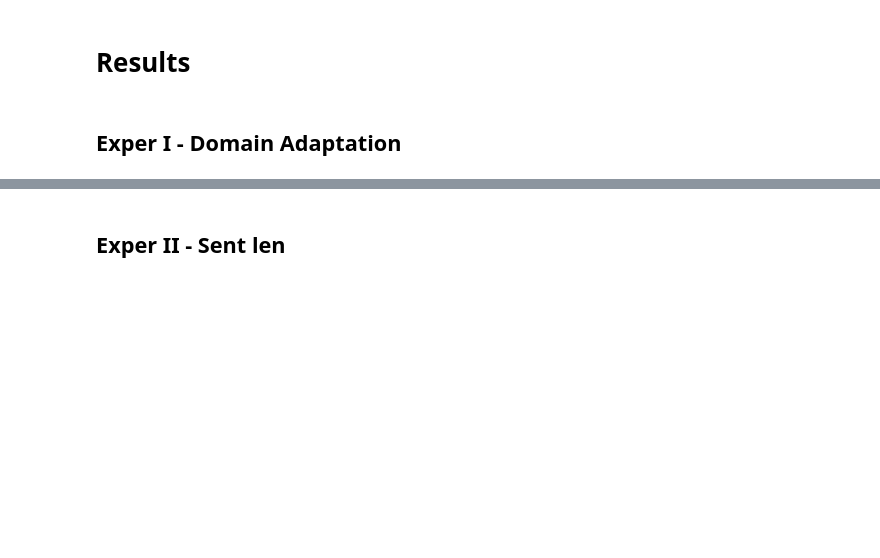
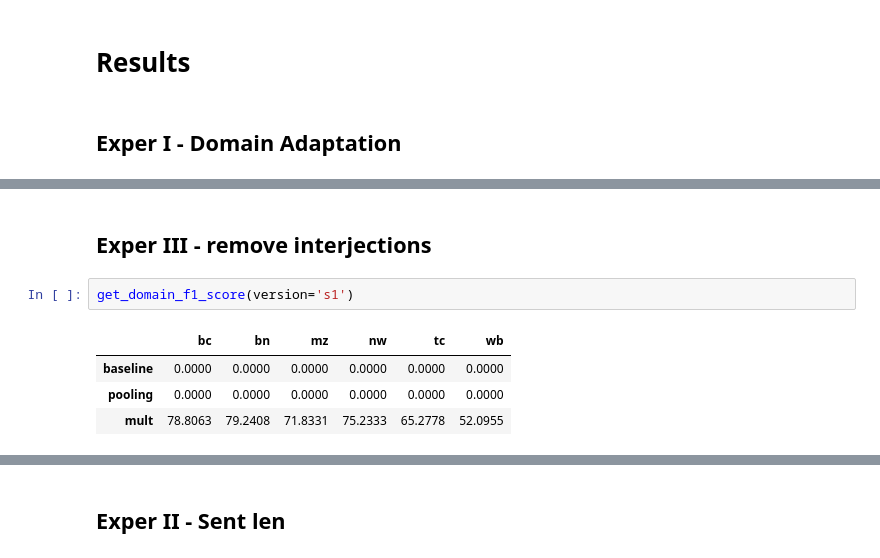
Before and after one commit to ixiaopan/NER_Tagger, a Jupyter notebook: corpus_profile.ipynb, the cells around one changed output, grey strips where cells are left out. Drawn from its saved outputs; the diff is of its cells as text; blank space fills up the shorter version.

```diff
--- a/corpus_profile.ipynb
+++ b/corpus_profile.ipynb
@@ -90,0 +113,9 @@ np.mean(pool_score, axis=0), 1.960*np.std(pool_score, axis=0)/np.sqrt(3)
+# %% [markdown]
+## Exper III - remove interjections
+# %%
+get_domain_f1_score(version='s1')
+# %% [output]
+|  | bc | bn | mz | nw | tc | wb |
+| baseline | 0.0000 | 0.0000 | 0.0000 | 0.0000 | 0.0000 | 0.0000 |
+| pooling | 0.0000 | 0.0000 | 0.0000 | 0.0000 | 0.0000 | 0.0000 |
+| mult | 78.8063 | 79.2408 | 71.8331 | 75.2333 | 65.2778 | 52.0955 |
```
Also changed, not shown: parts of 28 cells of this notebook, 1 other file.
